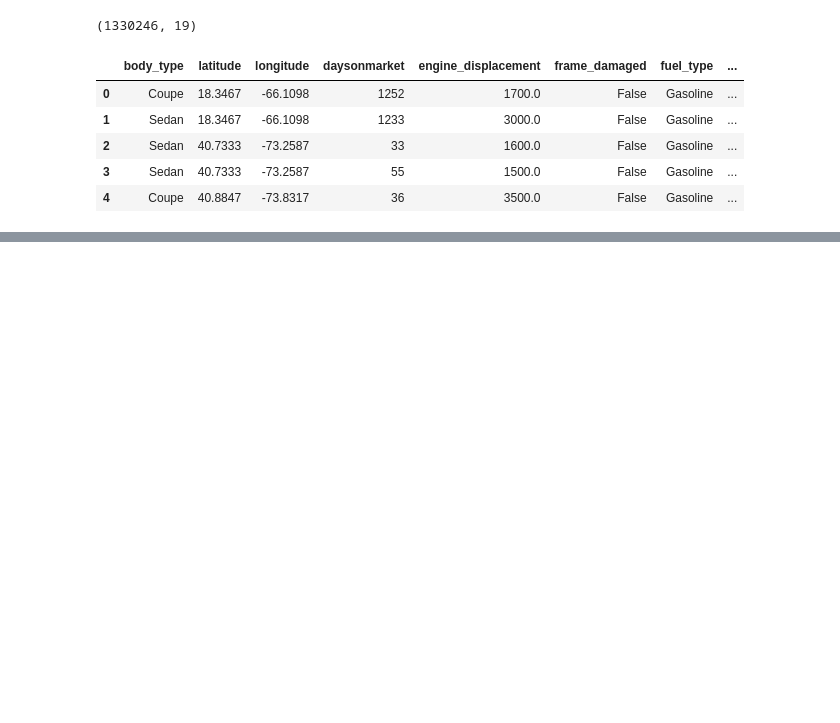
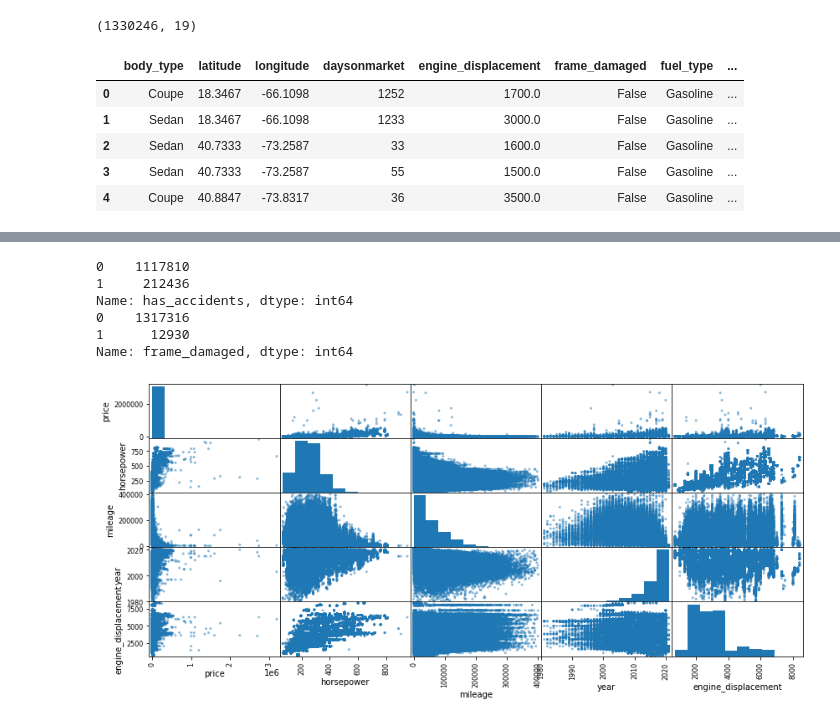
Before and after one commit to COGS118A/Group056-Sp22, a Jupyter notebook: FinalProjectGroup056-Sp22.ipynb, the cells around one changed output, grey strips where cells are left out. Cells and saved outputs as stored; diff of their text form; code cells hidden in the pictures; blank space fills up the shorter version.

Commit message:
Price Analysis and Categorization

```diff
--- a/FinalProjectGroup056-Sp22.ipynb
+++ b/FinalProjectGroup056-Sp22.ipynb
@@ -94,0 +81,12 @@ sns.displot(df, x="")
+# %%
+#Create dataframe with variables we need
+df_WIP = df.loc[:,['daysonmarket', 'engine_displacement',
+              'frame_damaged', 'has_accidents', 'horsepower',
+              'major_options', 'mileage', 'owner_count', 'price', 'year']]
+df_WIP = df_WIP.reset_index()
+df_WIP = df_WIP.drop(['index'], axis = 1)
+# %%
+#Turn major_options into # of major options
+df_test = df_WIP['major_options'].apply(lambda x : x.split(','))
+df_test = df_test.apply(lambda x : np.size(x))
+df_WIP['major_options'] = df_test
@@ -94,0 +95,4 @@ sns.displot(df, x="")
+# %%
+#convert True/False data into 1/0
+df_WIP[['frame_damaged', 'has_accidents']] = df_WIP[['frame_damaged', 'has_accidents']].astype(int)
+df_WIP.head()
@@ -94,0 +124,4 @@ sns.displot(df, x="")
+# %%
+corr_df = df_WIP
+corr = corr_df.corr()
+corr['price'].sort_values(ascending=False)
@@ -94,0 +142,17 @@ sns.displot(df, x="")
+# %%
+print(corr_df['has_accidents'].value_counts())
+print(corr_df["frame_damaged"].value_counts())
+# %% [output]
+0    1117810
+1     212436
+Name: has_accidents, dtype: int64
+0    1317316
+1      12930
+Name: frame_damaged, dtype: int64
+# %%
+import matplotlib.pyplot as plt
+attributes = ["price", "horsepower", "mileage", "year", "engine_displacement"]
+pd.plotting.scatter_matrix(corr_df[attributes], figsize=(14, 6))
+plt.show()
+# %% [output]
+[figure, added]
```
Also changed, not shown: parts of 49 cells of this notebook.
